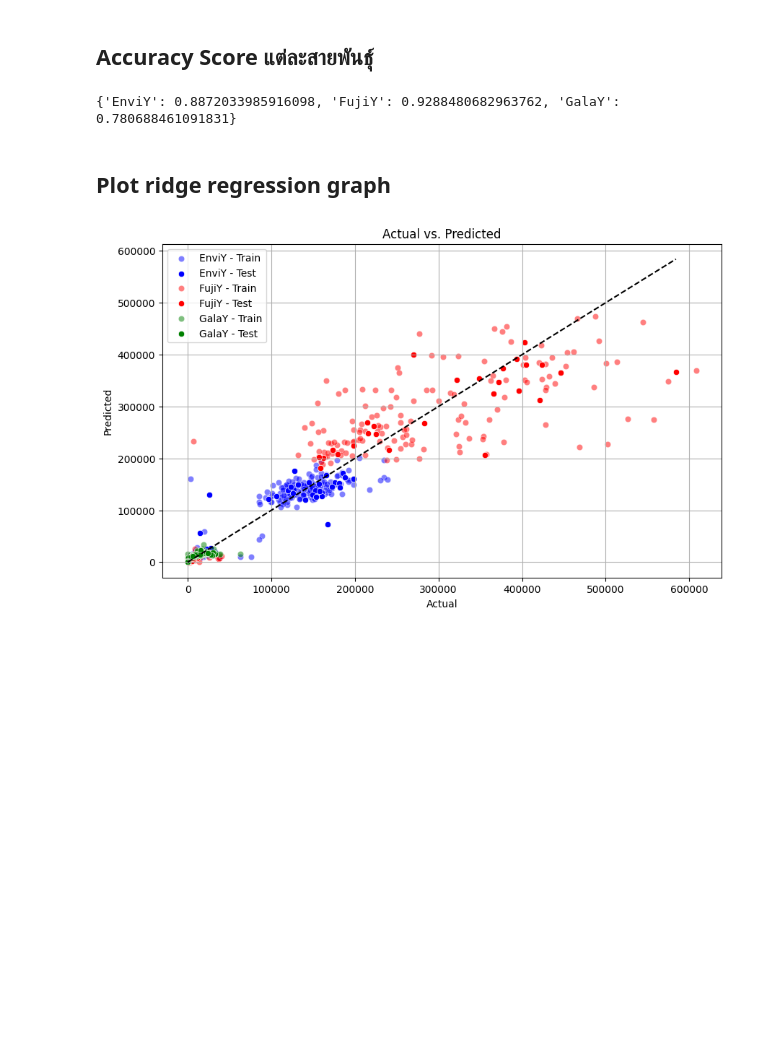
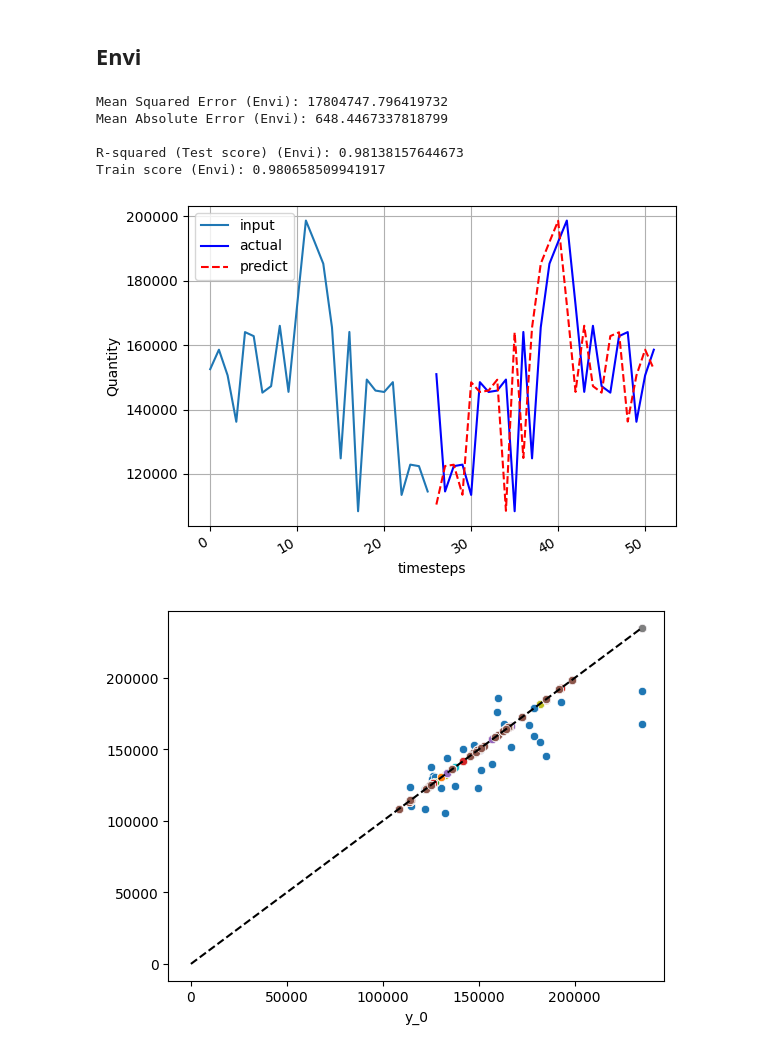
Before and after one commit to xssxx/project-ai, a Jupyter notebook: ridge_regression.ipynb, the cells around one changed output. Saved outputs shown, nothing was run; the diff lists cells and outputs as text; code cells hidden in the pictures; blank space fills up the shorter version.

```diff
--- a/ridge_regression.ipynb
+++ b/ridge_regression.ipynb
@@ -73,35 +80,12 @@ R-squared (R²): 0.8655799759932723
-# %% [markdown]
-## Accuracy Score แต่ละสายพันธุ์
-# %%
-scores = {}
-for target_col, model in models.items():
-    scores[target_col] = model.score(X_test, y_test[target_col])
-print(scores)
-# %% [output]
-{'EnviY': 0.8872033985916098, 'FujiY': 0.9288480682963762, 'GalaY': 0.780688461091831}
-# %% [markdown]
-## Plot ridge regression graph
-# %%
-plt.figure(figsize=(10, 6))
-
-# Plotting EnviY
-sns.scatterplot(x=y_train['EnviY'], y=models['EnviY'].predict(X_train), color='blue', label='EnviY - Train', alpha=0.5)
-sns.scatterplot(x=y_test['EnviY'], y=y_pred['EnviY'], color='blue', label='EnviY - Test')
-# Plotting FujiY
-sns.scatterplot(x=y_train['FujiY'], y=models['FujiY'].predict(X_train), color='red', label='FujiY - Train', alpha=0.5)
-sns.scatterplot(x=y_test['FujiY'], y=y_pred['FujiY'], color='red', label='FujiY - Test')
-# Plotting GalaY
-sns.scatterplot(x=y_train['GalaY'], y=models['GalaY'].predict(X_train), color='green', label='GalaY - Train', alpha=0.5)
-sns.scatterplot(x=y_test['GalaY'], y=y_pred['GalaY'], color='green', label='GalaY - Test')
-
-max_val = max(y_test.max().max(), y_pred.max().max())
-plt.plot([0, max_val], [0, max_val], color='black', linestyle='--')
-
-plt.xlabel('Actual')
-plt.ylabel('Predicted')
-plt.title('Actual vs. Predicted')
-plt.legend()
-plt.grid(True)
-plt.show()
-# %% [output]
-[figure, removed]
+# %% [markdown]
+## Envi
+# %%
+train_ridge_regression(df_conventional, 'Envi')
+# %% [output]
+Mean Squared Error (Envi): 17804747.796419732
+Mean Absolute Error (Envi): 648.4467337818799
+
+R-squared (Test score) (Envi): 0.98138157644673
+Train score (Envi): 0.980658509941917
+[figure, added]
+[figure, added]
```
Also changed, not shown: parts of 25 cells of this notebook, 10 other files.
